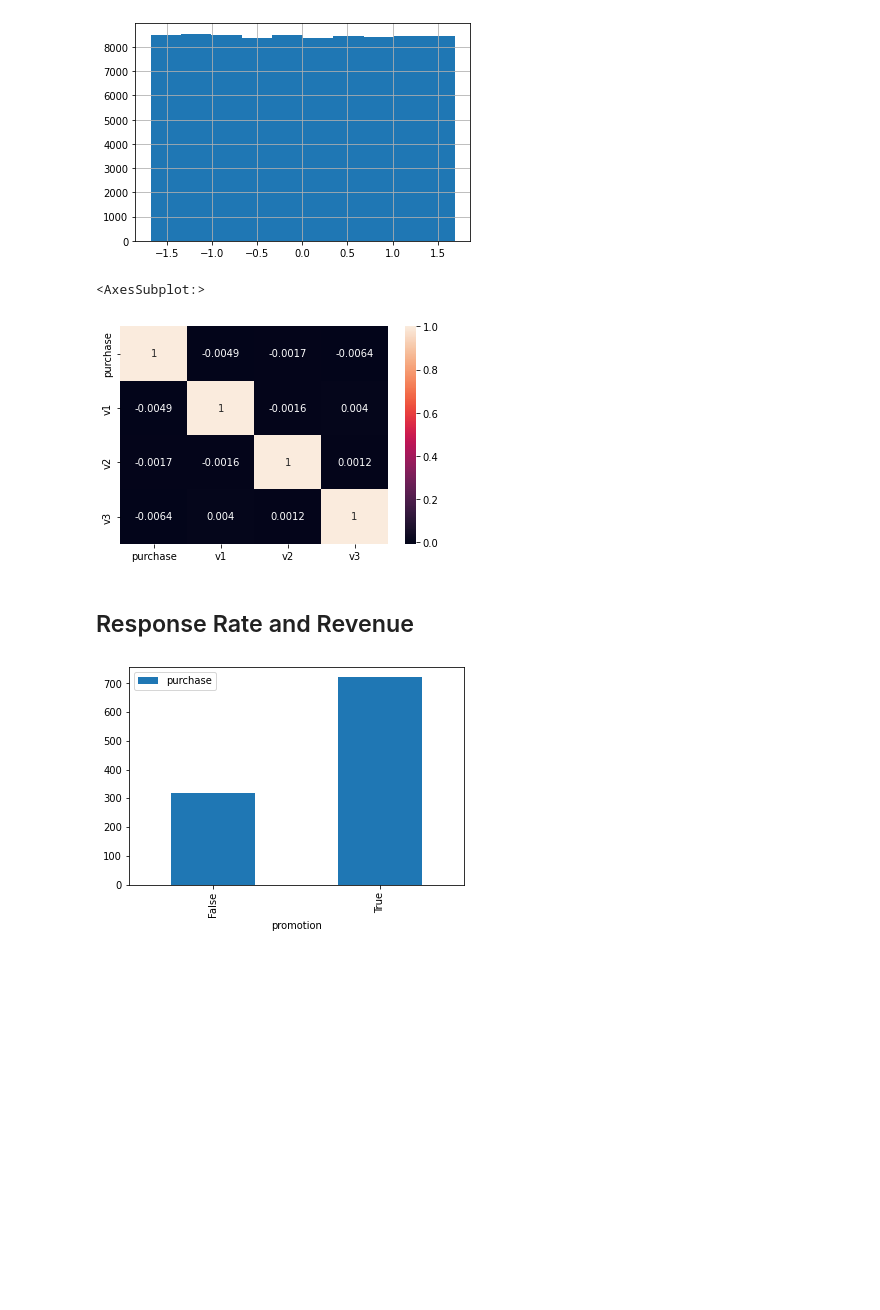
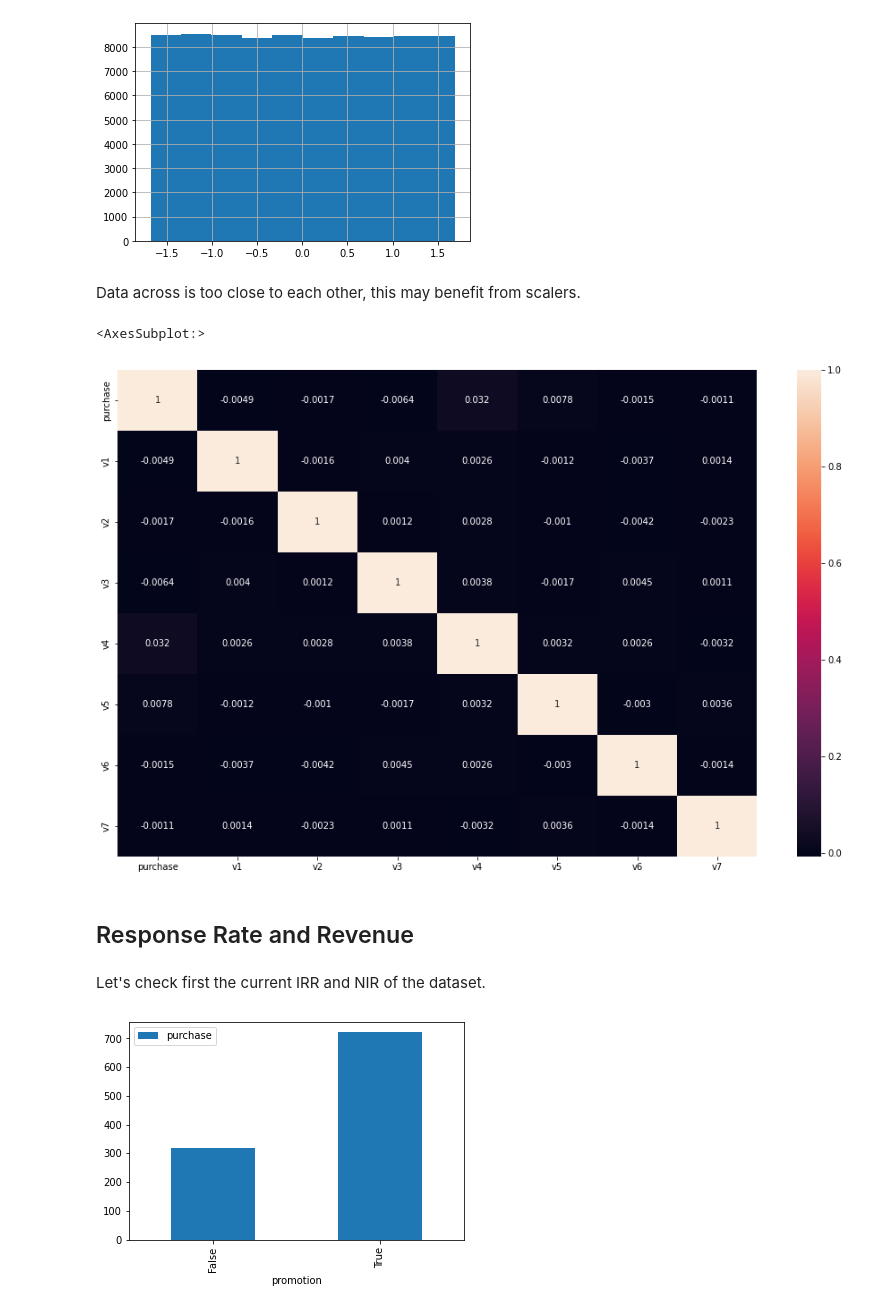
Before and after one commit to netxph/sb-analysis, a Jupyter notebook: notebooks/02 Starbucks Analysis.ipynb, the cells around one changed output. Drawn from its saved outputs; the diff is of its cells as text; code cells hidden in the pictures; blank space fills up the shorter version.

```diff
--- a/notebooks/02 Starbucks Analysis.ipynb
+++ b/notebooks/02 Starbucks Analysis.ipynb
@@ -143,13 +151,18 @@ train_data.v2.hist();
 train_data.v3.hist();
 # %% [output]
 [figure]
+# %% [markdown]
+Data across is too close to each other, this may benefit from scalers.
 # %%
-sns.heatmap(train_data[["purchase", "v1", "v2", "v3"]].corr(), annot=True)
+plt.figure(figsize=(16,10))
+sns.heatmap(train_data[["purchase", "v1", "v2", "v3", "v4", "v5", "v6", "v7"]].corr(), annot=True)
 # %% [output]
 <AxesSubplot:>
-[figure, old version]
+[figure, new version]
 # %% [markdown]
 ## Response Rate and Revenue
+# %% [markdown]
+Let's check first the current IRR and NIR of the dataset.
 # %%
 train_data[["promotion", "purchase"]].groupby(["promotion"]).sum().plot.bar();
 # %% [output]
```
Also changed, not shown: parts of 18 cells of this notebook, 1 other file.
